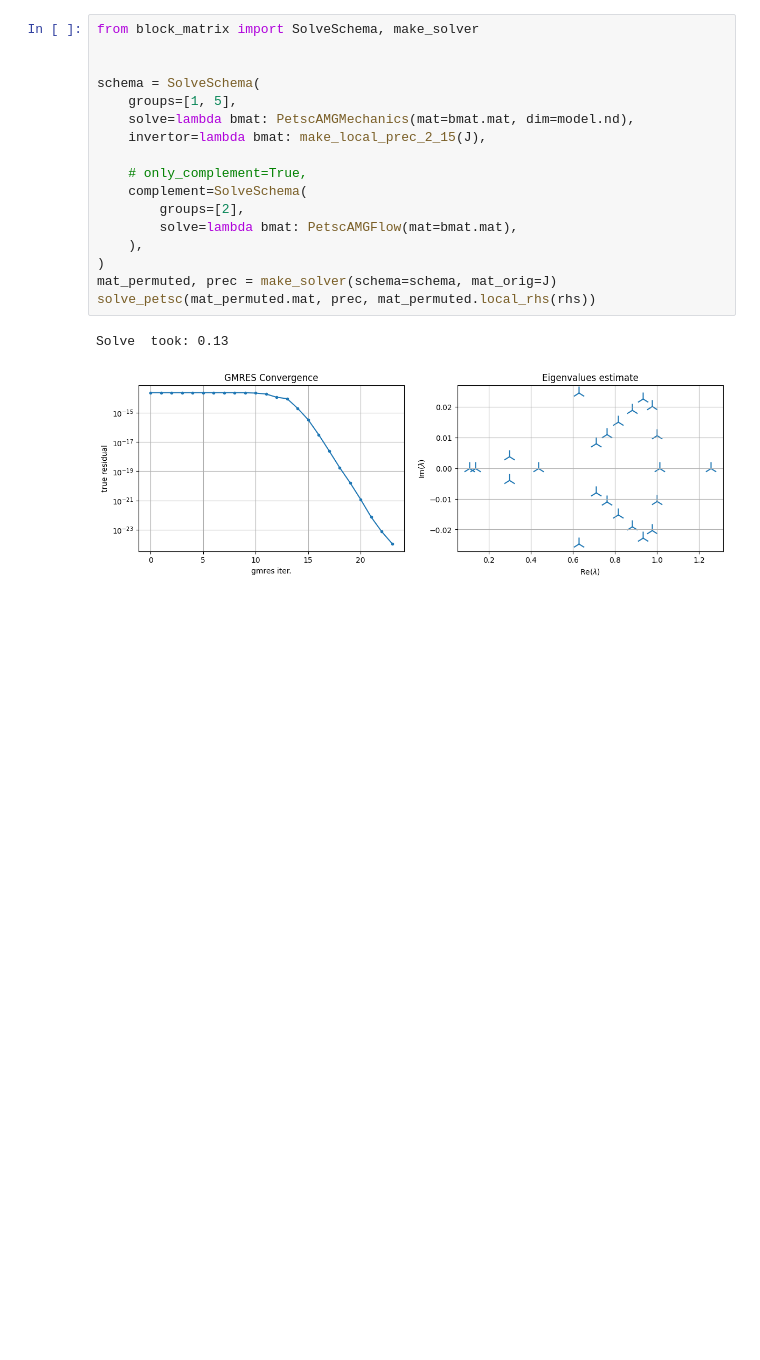
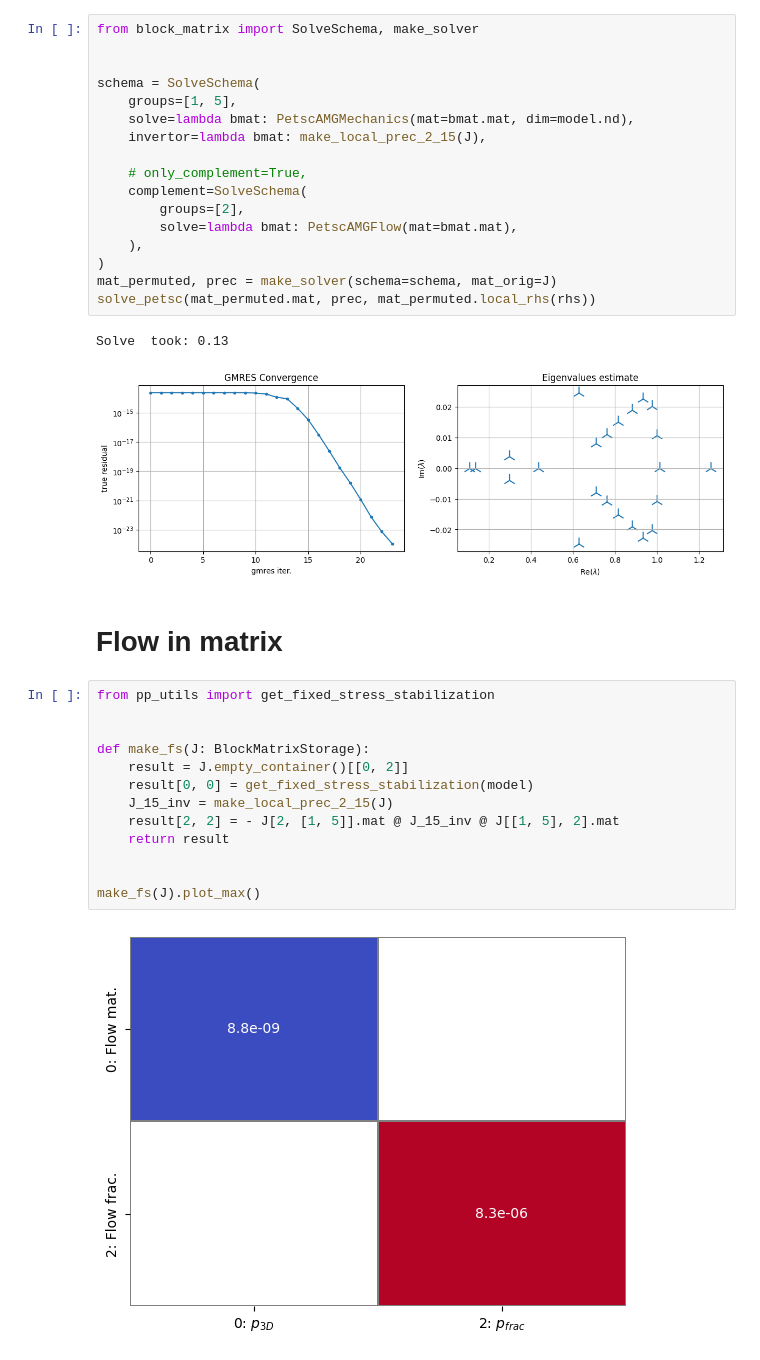
Before and after one commit to pmgbergen/FTHM-Solver, a Jupyter notebook: fpm/fixed_st_franceschini.ipynb, the cells around one changed output. Cells and saved outputs as stored; diff of their text form; blank space fills up the shorter version.

Commit message:
FS works with flow in matrix and fractures

```diff
--- a/fpm/fixed_st_franceschini.ipynb
+++ b/fpm/fixed_st_franceschini.ipynb
@@ -329,3 +329,20 @@ solve_petsc(mat_permuted.mat, prec, mat_permuted.local_rhs(rhs))
 # %% [output]
 Solve  took: 0.13
 [figure]
+# %% [markdown]
+# Flow in matrix
+# %%
+from pp_utils import get_fixed_stress_stabilization
+
+
+def make_fs(J: BlockMatrixStorage):
+    result = J.empty_container()[[0, 2]]
+    result[0, 0] = get_fixed_stress_stabilization(model)
+    J_15_inv = make_local_prec_2_15(J)
+    result[2, 2] = - J[2, [1, 5]].mat @ J_15_inv @ J[[1, 5], 2].mat
+    return result
+
+
+make_fs(J).plot_max()
+# %% [output]
+[figure, added]
```
Also changed, not shown: parts of 1 cell of this notebook, 2 other files.
